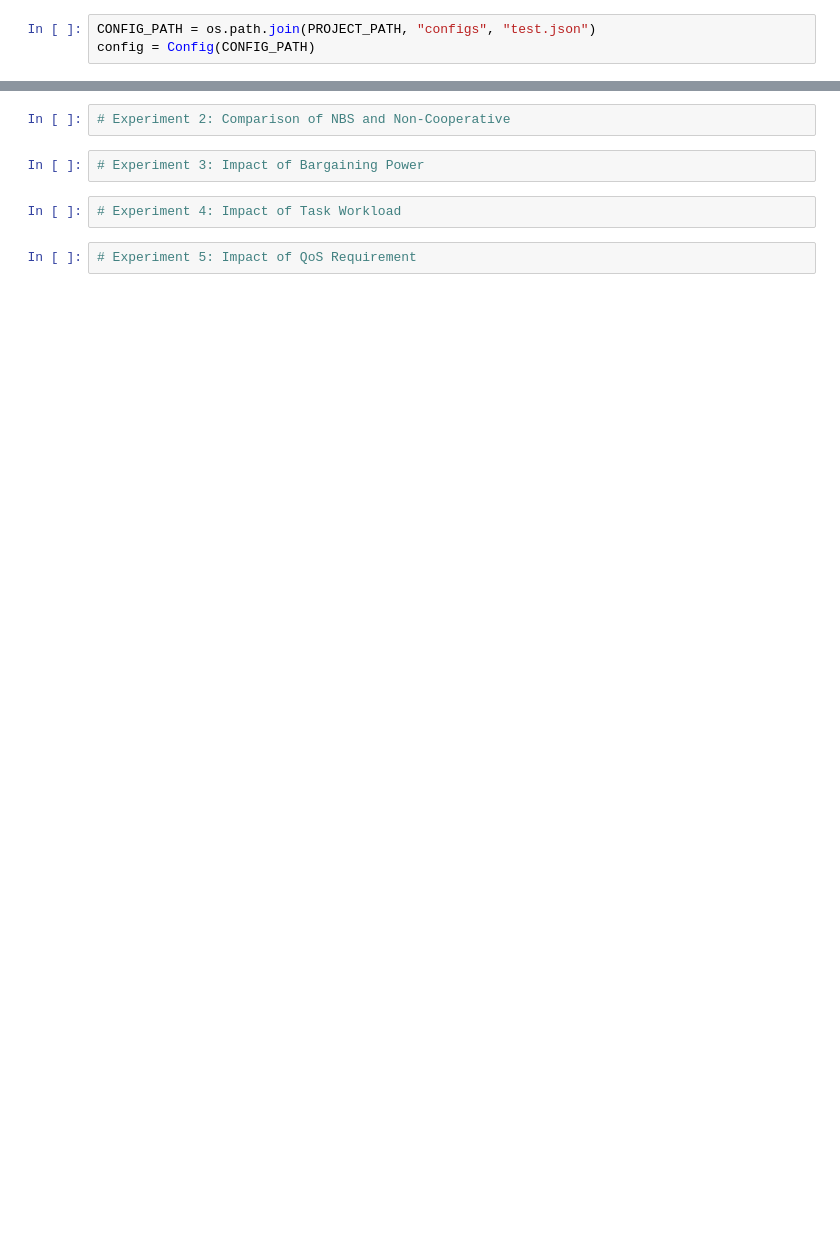
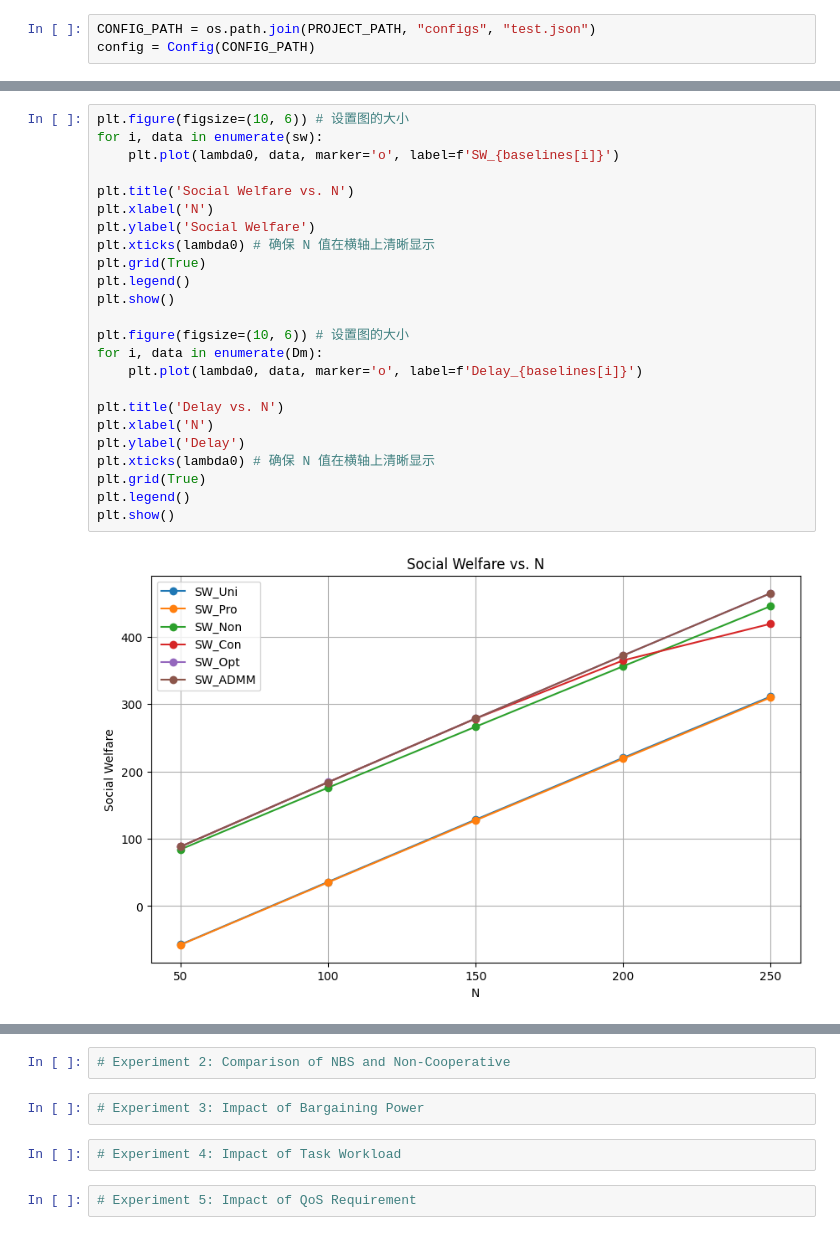
Before and after one commit to Barytes/NBS_project, a Jupyter notebook: plot.ipynb, the cells around one changed output, grey strips where cells are left out. Saved outputs shown, nothing was run; the diff lists cells and outputs as text; blank space fills up the shorter version.

```diff
--- a/plot.ipynb
+++ b/plot.ipynb
@@ -167,0 +124,26 @@ ValueError: array must not contain infs or NaNs
+# %%
+plt.figure(figsize=(10, 6)) # 设置图的大小
+for i, data in enumerate(sw):
+    plt.plot(lambda0, data, marker='o', label=f'SW_{baselines[i]}')
+
+plt.title('Social Welfare vs. N')
+plt.xlabel('N')
+plt.ylabel('Social Welfare')
+plt.xticks(lambda0) # 确保 N 值在横轴上清晰显示
+plt.grid(True)
+plt.legend()
+plt.show()
+
+plt.figure(figsize=(10, 6)) # 设置图的大小
+for i, data in enumerate(Dm):
+    plt.plot(lambda0, data, marker='o', label=f'Delay_{baselines[i]}')
+
+plt.title('Delay vs. N')
+plt.xlabel('N')
+plt.ylabel('Delay')
+plt.xticks(lambda0) # 确保 N 值在横轴上清晰显示
+plt.grid(True)
+plt.legend()
+plt.show()
+# %% [output]
+[figure, added]
```
Also changed, not shown: parts of 5 cells of this notebook, 4 other files.
